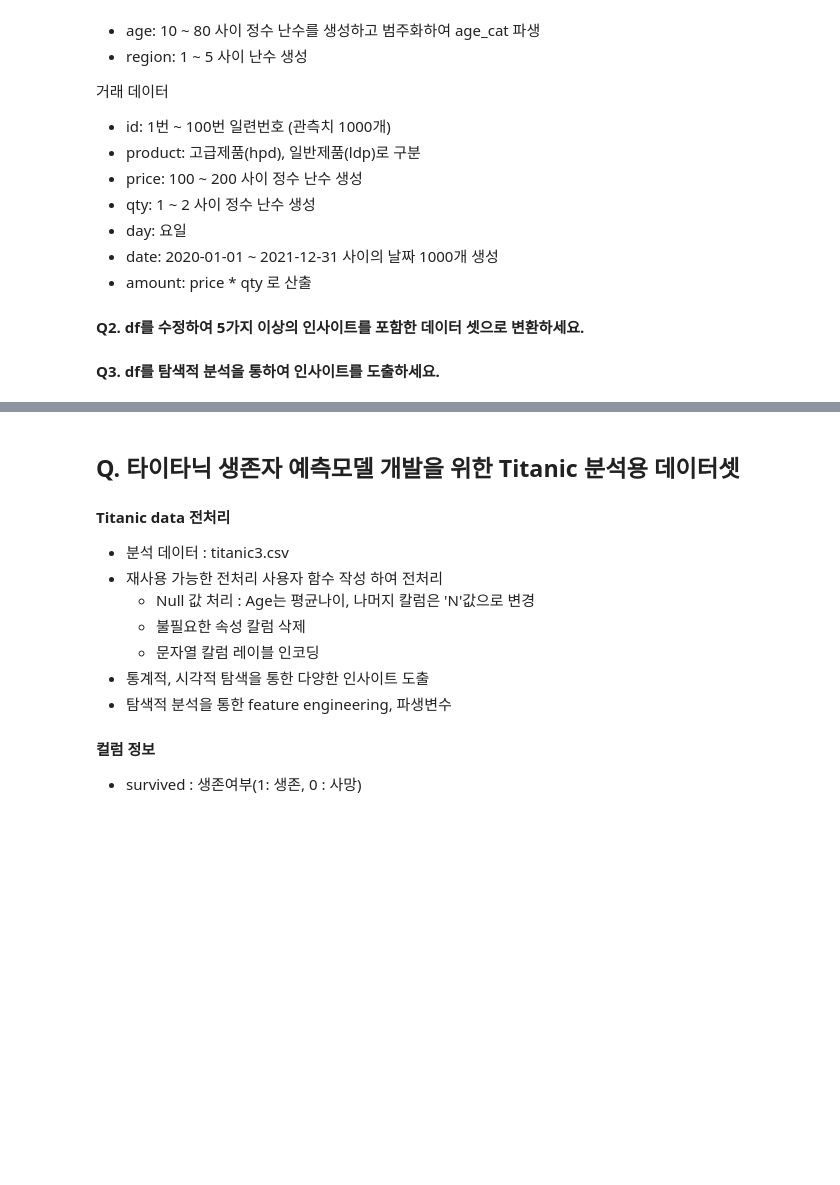
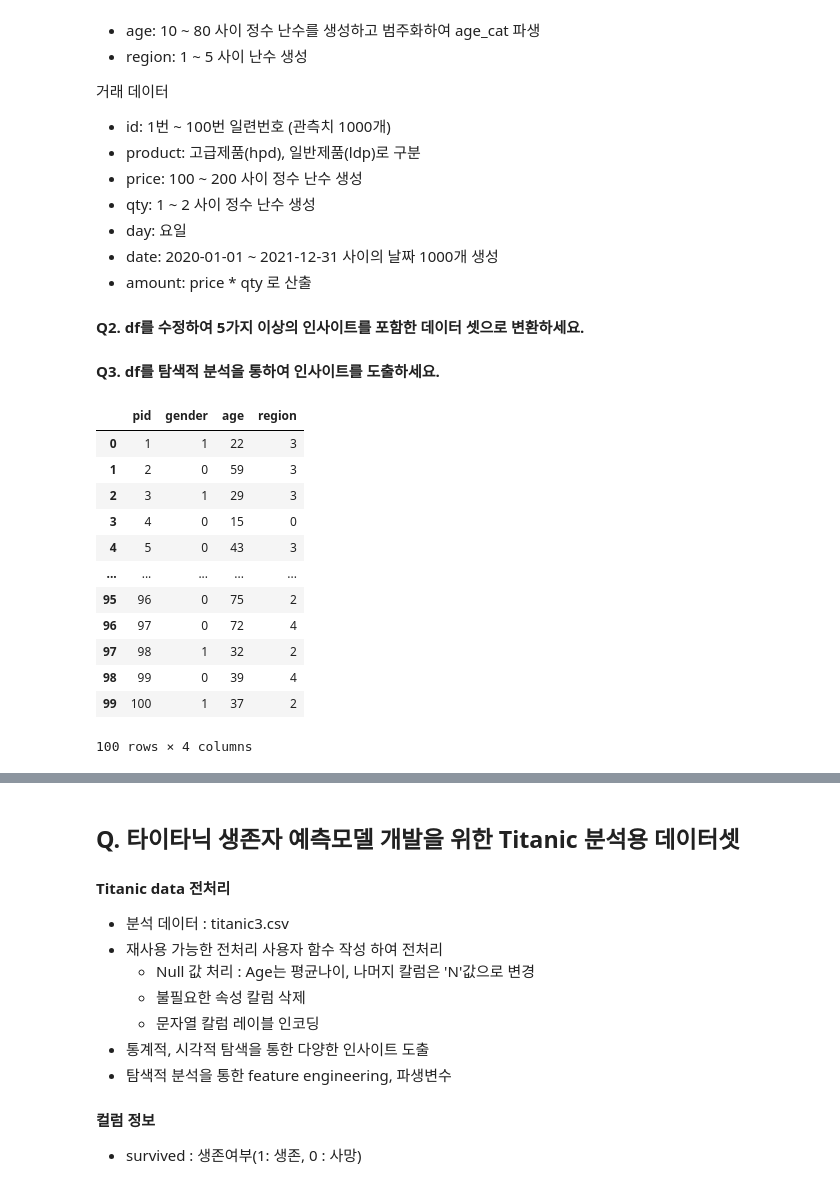
Before and after one commit to InChil2/Mac, a Jupyter notebook: 연습장.ipynb, the cells around one changed output, grey strips where cells are left out. Cells and saved outputs as stored; diff of their text form; code cells hidden in the pictures; blank space fills up the shorter version.

```diff
--- a/연습장.ipynb
+++ b/연습장.ipynb
@@ -21,3 +21,33 @@
 #### Q2. df를 수정하여 5가지 이상의 인사이트를 포함한 데이터 셋으로 변환하세요.
 
 #### Q3. df를 탐색적 분석을 통하여 인사이트를 도출하세요.
+# %%
+import numpy as np
+import pandas as pd
+
+pid = np.arange(1,101)
+pid = pd.Series(pid)
+gender = np.random.randint(2,size=100)
+gender = pd.Series(gender)
+age = np.random.randint(10,81,size=100)
+age = pd.Series(age)
+region = np.random.randint(6,size=100)
+region = pd.Series(region)
+df = pd.concat([pid,gender,age,region],axis=1)
+
+df.columns = ['pid','gender','age','region']
+df
+# %% [output]
+|  | pid | gender | age | region |
+| 0 | 1 | 1 | 22 | 3 |
+| 1 | 2 | 0 | 59 | 3 |
+| 2 | 3 | 1 | 29 | 3 |
+| 3 | 4 | 0 | 15 | 0 |
+| 4 | 5 | 0 | 43 | 3 |
+| ... | ... | ... | ... | ... |
+| 95 | 96 | 0 | 75 | 2 |
+| 96 | 97 | 0 | 72 | 4 |
+| 97 | 98 | 1 | 32 | 2 |
+| 98 | 99 | 0 | 39 | 4 |
+| 99 | 100 | 1 | 37 | 2 |
+100 rows × 4 columns
```
Also changed, not shown: parts of 29 cells of this notebook, 9 other files.
